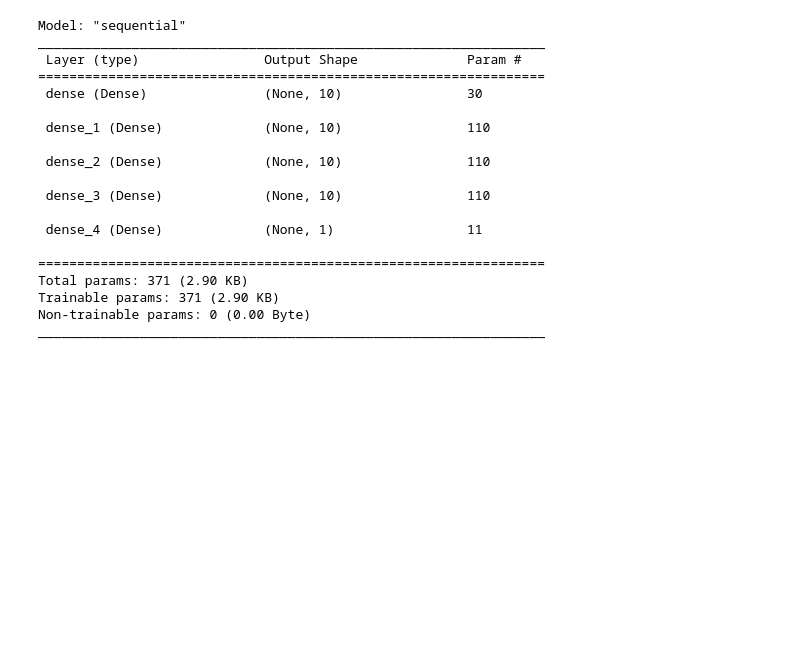
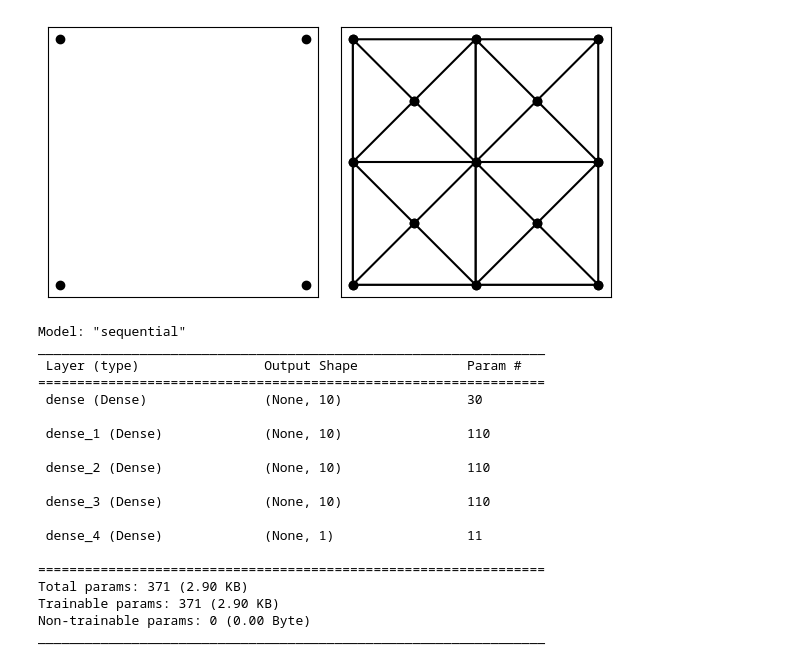
Before and after one commit to jar-evans/IVPINN, a Jupyter notebook: working/VPINN/main.ipynb, the cells around one changed output. Saved outputs shown, nothing was run; the diff lists cells and outputs as text; code cells hidden in the pictures; blank space fills up the shorter version.

```diff
--- a/working/VPINN/main.ipynb
+++ b/working/VPINN/main.ipynb
@@ -22,2 +23,12 @@ generate mesh lib imported
+# %%
+#seed
+initializer=tf.keras.initializers.GlorotUniform(seed=42)
+
+
+domain=((0,0),(1,0),(1,1),(0,1))
+
+mesh=generate_mesh(domain,0.1)
+# %% [output]
+[figure, added]
 # %%
 #network bulding
```
Also changed, not shown: parts of 12 cells of this notebook, 4 other files.
